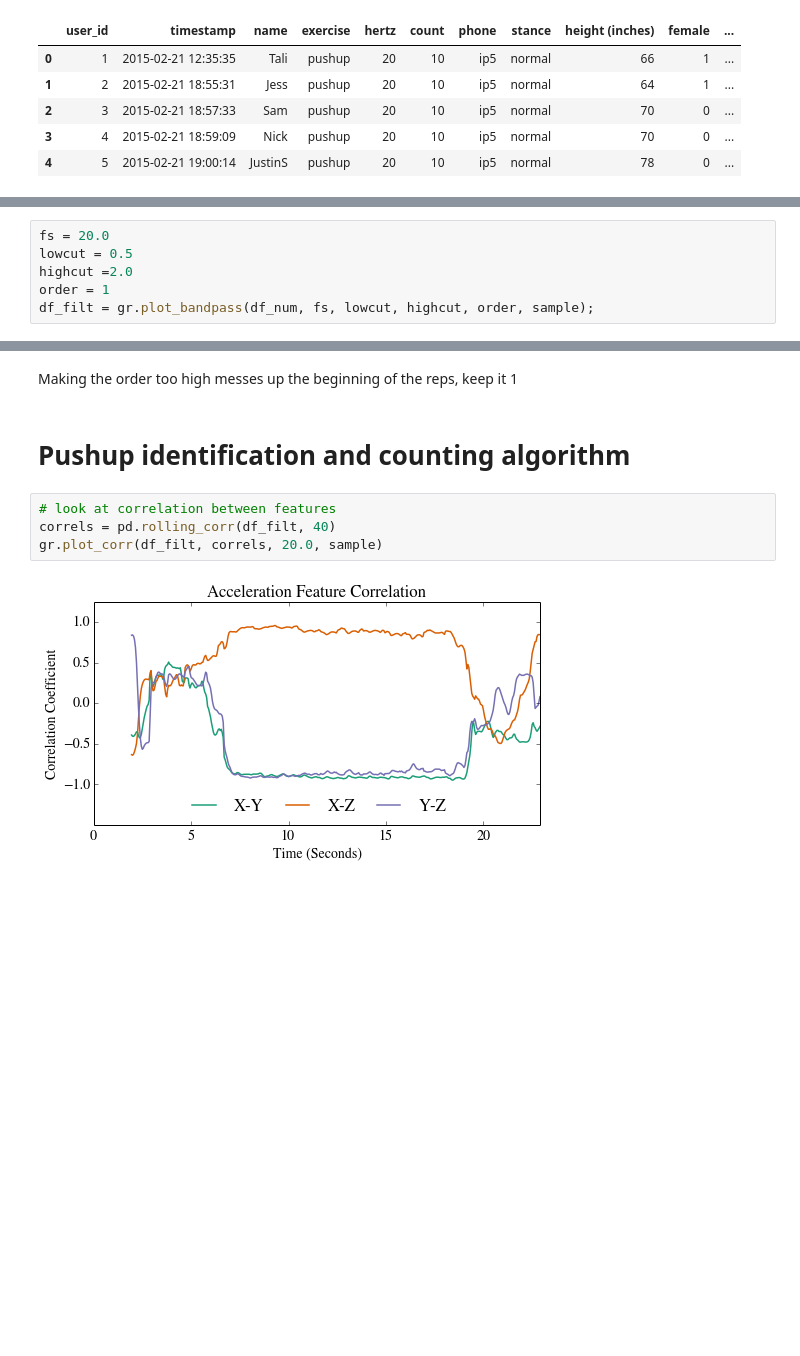
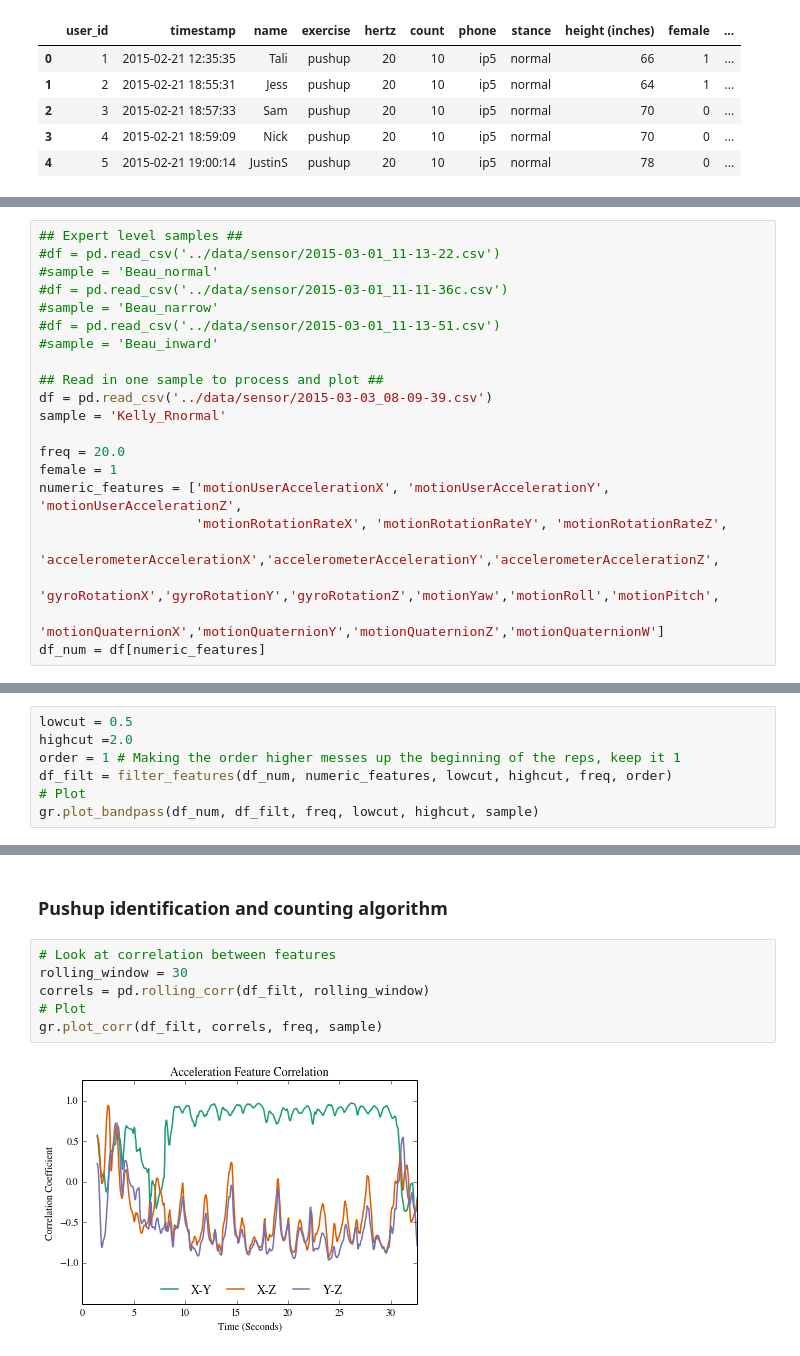
Before and after one commit to kellygwiseman/workout_buddy, a Jupyter notebook: notebooks/push_up.ipynb, the cells around one changed output, grey strips where cells are left out. Cells and saved outputs as stored; diff of their text form; blank space fills up the shorter version.

```diff
--- a/notebooks/push_up.ipynb
+++ b/notebooks/push_up.ipynb
@@ -231 +127,22 @@ df_num = df[numeric_features]
+# %%
+## Expert level samples ##
+#df = pd.read_csv('../data/sensor/2015-03-01_11-13-22.csv')
+#sample = 'Beau_normal'
+#df = pd.read_csv('../data/sensor/2015-03-01_11-11-36c.csv')
+#sample = 'Beau_narrow'
+#df = pd.read_csv('../data/sensor/2015-03-01_11-13-51.csv')
+#sample = 'Beau_inward'
+
+## Read in one sample to process and plot ##
+df = pd.read_csv('../data/sensor/2015-03-03_08-09-39.csv')
+sample = 'Kelly_Rnormal'
+
+freq = 20.0
+female = 1
+numeric_features = ['motionUserAccelerationX', 'motionUserAccelerationY', 'motionUserAccelerationZ',
+                    'motionRotationRateX', 'motionRotationRateY', 'motionRotationRateZ',
+                    'accelerometerAccelerationX','accelerometerAccelerationY','accelerometerAccelerationZ',
+                    'gyroRotationX','gyroRotationY','gyroRotationZ','motionYaw','motionRoll','motionPitch',
+                    'motionQuaternionX','motionQuaternionY','motionQuaternionZ','motionQuaternionW']
+df_num = df[numeric_features]
 # %% [markdown]
@@ -246,7 +162,8 @@ gr.plot1_quaternion(df_num, 20.0, sample)
 # %%
-fs = 20.0
 lowcut = 0.5
 highcut =2.0
-order = 1
-df_filt = gr.plot_bandpass(df_num, fs, lowcut, highcut, order, sample);
+order = 1 # Making the order higher messes up the beginning of the reps, keep it 1
+df_filt = filter_features(df_num, numeric_features, lowcut, highcut, freq, order)
+# Plot
+gr.plot_bandpass(df_num, df_filt, freq, lowcut, highcut, sample)
 # %% [output]
@@ -260,10 +174,10 @@ df_filt = gr.plot_bandpass(df_num, fs, lowcut, highcut, order, sample);
-# %% [markdown]
-Making the order too high messes up the beginning of the reps, keep it 1
 # %% [markdown]
-# Pushup identification and counting algorithm
+### Pushup identification and counting algorithm
 # %%
-# look at correlation between features
-correls = pd.rolling_corr(df_filt, 40)
-gr.plot_corr(df_filt, correls, 20.0, sample)
+# Look at correlation between features
+rolling_window = 30
+correls = pd.rolling_corr(df_filt, rolling_window)
+# Plot
+gr.plot_corr(df_filt, correls, freq, sample)
 # %% [output]
-[figure, old version]
+[figure, new version]
```
Also changed, not shown: parts of 20 cells of this notebook, 10 other files.
